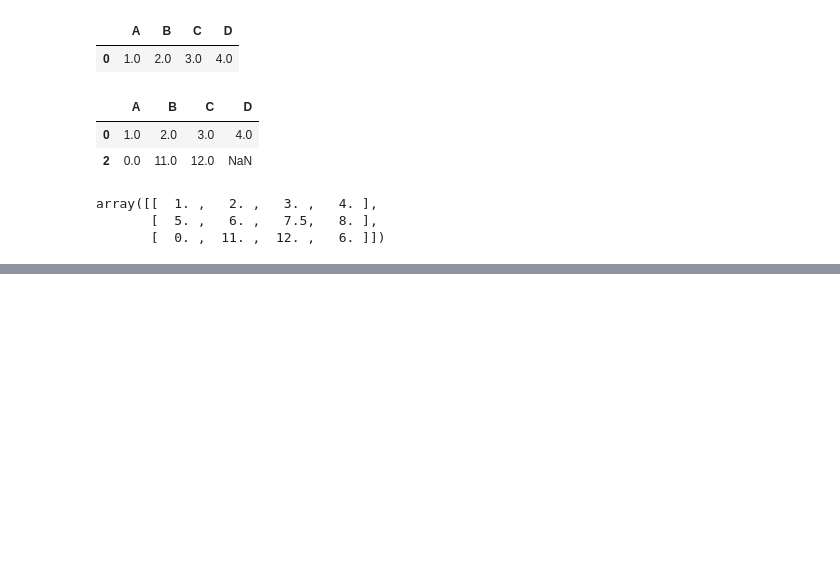
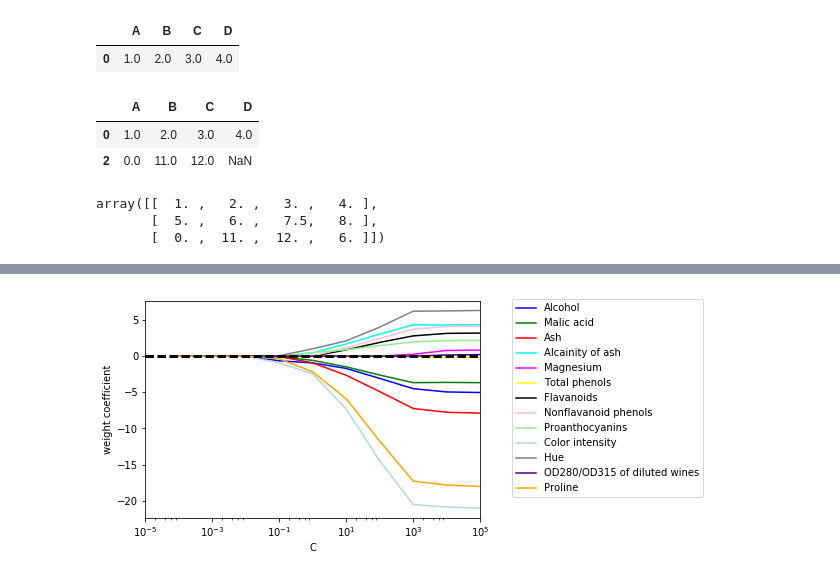
Before and after one commit to shunjilin/Python-Machine-Learning, a Jupyter notebook: 04.BuildingGoodTrainingSetsDataProcessing/data_preprocessing.ipynb, the cells around one changed output, grey strips where cells are left out. Saved outputs shown, nothing was run; the diff lists cells and outputs as text; code cells hidden in the pictures; blank space fills up the shorter version.

```diff
--- a/04.BuildingGoodTrainingSetsDataProcessing/data_preprocessing.ipynb
+++ b/04.BuildingGoodTrainingSetsDataProcessing/data_preprocessing.ipynb
@@ -69,0 +220,9 @@ array([[  1. ,   2. ,   3. ,   4. ],
+# %%
+# Standardization
+# Linear models initialize weights close to 0
+# Standardization center feature columns at 0 with std dev of 1 (normal), making it easy to learn weights
+# Maintains useful information about outliers and makes algorithm less sensitive to them
+from sklearn.preprocessing import StandardScaler
+stdsc = StandardScaler()
+X_train_std = stdsc.fit_transform(X_train)
+X_test_std = stdsc.transform(X_test)
@@ -69,0 +237,7 @@ array([[  1. ,   2. ,   3. ,   4. ],
+# %%
+# Regularized models using L1 regularization (encourages sparsity)
+from sklearn.linear_model import LogisticRegression
+lr = LogisticRegression(penalty='l1', C=0.1) # lower c, higher regularization : C = 1/lambda
+lr.fit(X_train_std, y_train)
+print('Training accuracy:', lr.score(X_train_std, y_train))
+print('Test accuracy:', lr.score(X_test_std, y_test))
@@ -69,0 +270,29 @@ array([[  1. ,   2. ,   3. ,   4. ],
+# %%
+
+# Regularization path - weight coefficients of the different features for different regularization strengths:
+import matplotlib.pyplot as plt
+fig = plt.figure()
+ax = plt.subplot(111)
+colors = ['blue', 'green', 'red', 'cyan', 'magenta', 'yellow', 'black', 'pink', 'lightgreen', 'lightblue',
+         'gray', 'indigo','orange']
+weights, params = [], []
+for c in np.arange(-4, 6):
+    lr = LogisticRegression(penalty='l1', C=10**c, random_state=0)
+    lr.fit(X_train_std, y_train)
+    weights.append(lr.coef_[1])
+    params.append(10**c)
+weights = np.array(weights)
+for column, color in zip(range(weights.shape[1]), colors):
+    plt.plot(params, weights[:, column],
+            label=df_wine.columns[column+1],
+            color=color)
+plt.axhline(0, color='black', linestyle='--', linewidth=3)
+plt.xlim([10**(-5), 10**5])
+plt.ylabel('weight coefficient')
+plt.xlabel('C')
+plt.xscale('log')
+plt.legend(loc='upper center', bbox_to_anchor=(1.38, 1.03),
+           ncol=1, fancybox=True)
+plt.show()
+# %% [output]
+[figure, added]
```
Also changed, not shown: parts of 23 cells of this notebook.
